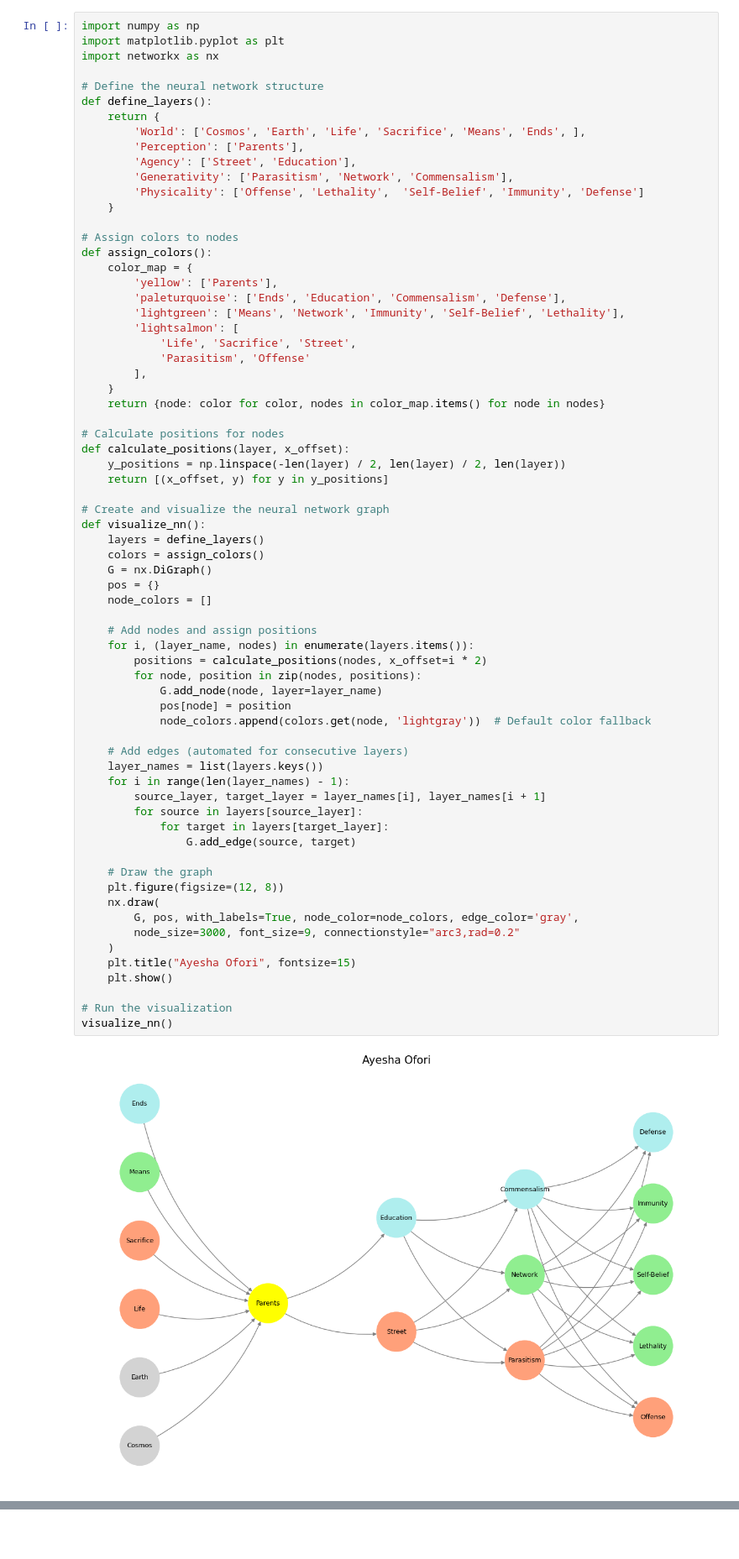
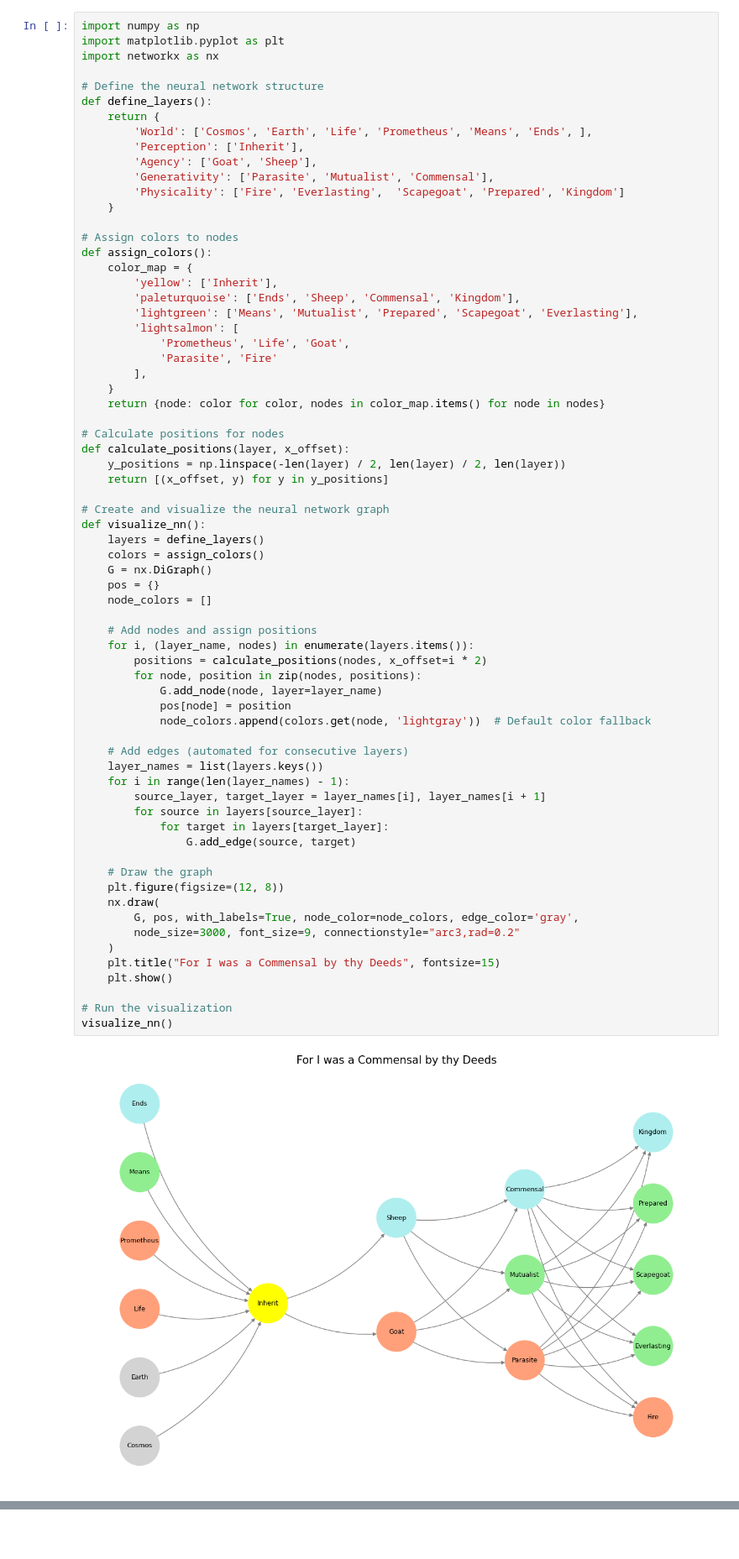
Before and after one commit to abikesa/native, a Jupyter notebook: kitabo/ensi/_build/jupyter_execute/act3/part1/part1_1.ipynb, the cells around one changed output, grey strips where cells are left out. Shown: that part at 84% size. Cells and saved outputs as stored; diff of their text form.

Commit message:
goat vs sheep, take2

````diff
--- a/kitabo/ensi/_build/jupyter_execute/act3/part1/part1_1.ipynb
+++ b/kitabo/ensi/_build/jupyter_execute/act3/part1/part1_1.ipynb
@@ -24,22 +24,22 @@ import networkx as nx
 # Define the neural network structure
 def define_layers():
     return {
-        'World': ['Cosmos', 'Earth', 'Life', 'Sacrifice', 'Means', 'Ends', ],
-        'Perception': ['Parents'],
-        'Agency': ['Street', 'Education'],
-        'Generativity': ['Parasitism', 'Network', 'Commensalism'],
-        'Physicality': ['Offense', 'Lethality',  'Self-Belief', 'Immunity', 'Defense']
+        'World': ['Cosmos', 'Earth', 'Life', 'Prometheus', 'Means', 'Ends', ],
+        'Perception': ['Inherit'],
+        'Agency': ['Goat', 'Sheep'],
+        'Generativity': ['Parasite', 'Mutualist', 'Commensal'],
+        'Physicality': ['Fire', 'Everlasting',  'Scapegoat', 'Prepared', 'Kingdom']
     }
 
 # Assign colors to nodes
 def assign_colors():
     color_map = {
-        'yellow': ['Parents'],
-        'paleturquoise': ['Ends', 'Education', 'Commensalism', 'Defense'],
-        'lightgreen': ['Means', 'Network', 'Immunity', 'Self-Belief', 'Lethality'],
+        'yellow': ['Inherit'],
+        'paleturquoise': ['Ends', 'Sheep', 'Commensal', 'Kingdom'],
+        'lightgreen': ['Means', 'Mutualist', 'Prepared', 'Scapegoat', 'Everlasting'],
         'lightsalmon': [
-            'Life', 'Sacrifice', 'Street',
-            'Parasitism', 'Offense'
+            'Prometheus', 'Life', 'Goat',
+            'Parasite', 'Fire'
         ],
     }
     return {node: color for color, nodes in color_map.items() for node in nodes}
@@ -57,35 +57,35 @@ def visualize_nn():
     pos = {}
     node_colors = []
 
     # Add nodes and assign positions
     for i, (layer_name, nodes) in enumerate(layers.items()):
         positions = calculate_positions(nodes, x_offset=i * 2)
         for node, position in zip(nodes, positions):
             G.add_node(node, layer=layer_name)
             pos[node] = position
             node_colors.append(colors.get(node, 'lightgray'))  # Default color fallback
 
     # Add edges (automated for consecutive layers)
     layer_names = list(layers.keys())
     for i in range(len(layer_names) - 1):
         source_layer, target_layer = layer_names[i], layer_names[i + 1]
         for source in layers[source_layer]:
             for target in layers[target_layer]:
                 G.add_edge(source, target)
 
     # Draw the graph
     plt.figure(figsize=(12, 8))
     nx.draw(
         G, pos, with_labels=True, node_color=node_colors, edge_color='gray',
         node_size=3000, font_size=9, connectionstyle="arc3,rad=0.2"
     )
-    plt.title("Ayesha Ofori", fontsize=15)
+    plt.title("For I was a Commensal by thy Deeds", fontsize=15)
     plt.show()
 
 # Run the visualization
 visualize_nn()
 # %% [output]
-[figure, old version]
+[figure, new version]
 # %% [markdown]
 ```{figure} ../figures/blanche.*
 ---
````
Also changed, not shown: 13 other files.
